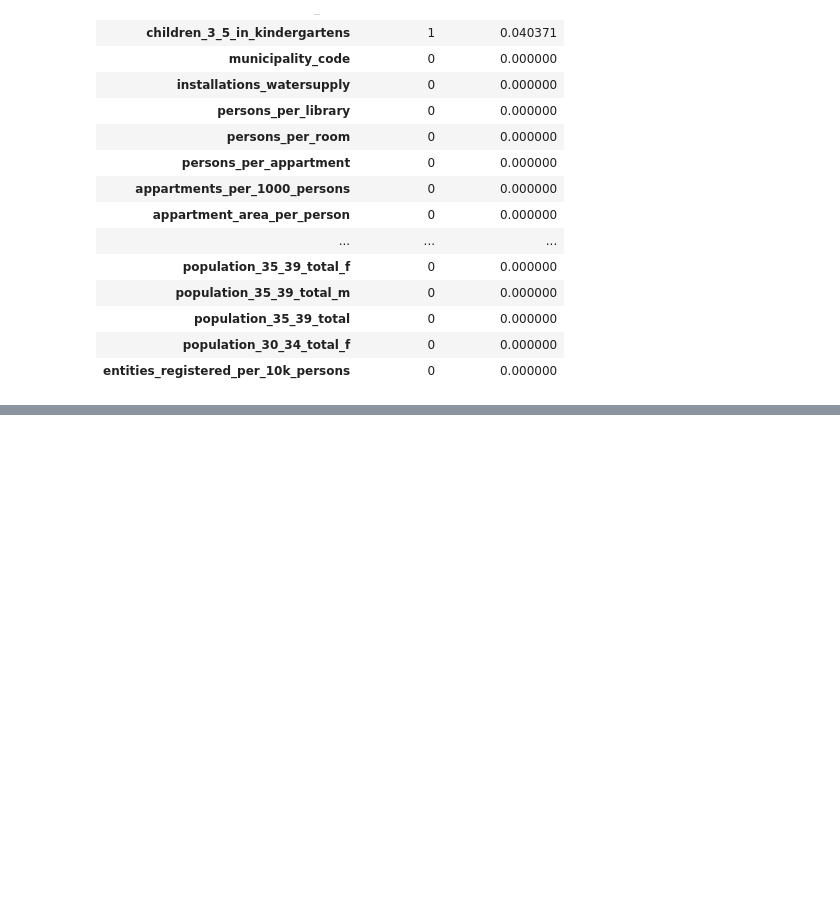
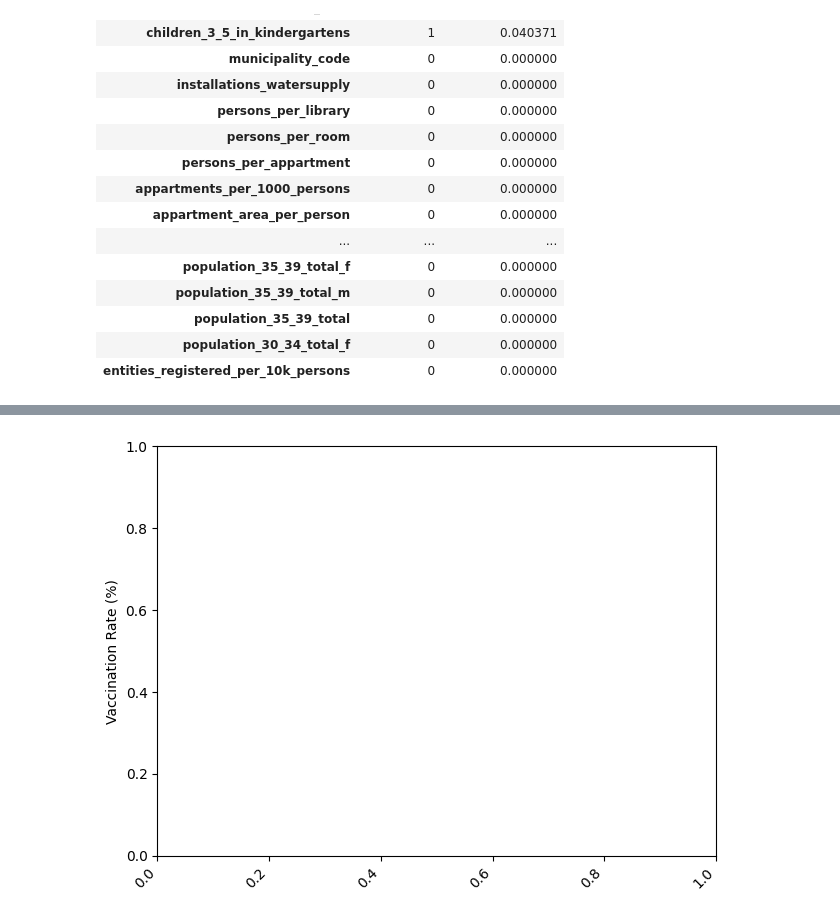
Before and after one commit to Nhan0812/WEC2024, a Jupyter notebook: WEC2024.ipynb, the cells around one changed output, grey strips where cells are left out. Cells and saved outputs as stored; diff of their text form; code cells hidden in the pictures; blank space fills up the shorter version.

```diff
--- a/WEC2024.ipynb
+++ b/WEC2024.ipynb
@@ -202,0 +262,2 @@ plt.show()
+# %%
+data_muni["density"] = data_muni["area_km2"] / data_muni["population_total"]
@@ -202,0 +290,52 @@ plt.show()
+# %%
+import matplotlib.pyplot as plt
+
+# Define age groups
+age_groups = [
+    "0-4",
+    "5-9",
+    "10-14",
+    "15-19",
+    "20-24",
+    "25-29",
+    "30-34",
+    "35-39",
+    "40-44",
+    "45-49",
+    "50-54",
+    "55-59",
+    "60-64",
+    "65-69",
+    "70-74",
+    "80-84",
+]
+
+# Extract vaccination rates and population counts for each age group
+vaccination_rates = [
+    data_muni["percent_vaccinated"].mean(),
+    data_muni["population_0_4_total"].mean(),
+    data_muni["population_5_9_total"].mean(),
+    data_muni["population_10_14_total"].mean(),
+    data_muni["population_15_19_total"].mean(),
+    data_muni["population_20_24_total"].mean(),
+    data_muni["population_25_29_total"].mean(),
+    data_muni["population_30_34_total"].mean(),
+    data_muni["population_35_39_total"].mean(),
+    data_muni["population_40_44_total"].mean(),
+    data_muni["population_45_49_total"].mean(),
+    data_muni["population_50_54_total"].mean(),
+    data_muni["population_55_59_total"].mean(),
+    data_muni["population_60_64_total"].mean(),
+    data_muni["population_65_69_total"].mean(),
+    data_muni["population_70_74_total"].mean(),
+    data_muni["population_80_84_total"].mean(),
+]
+
+# Plot the bar graph
+age_groups = age_groups[1:]
+plt.ylabel("Vaccination Rate (%)")
+plt.xticks(rotation=45, ha="right")
+plt.tight_layout()
+plt.show()
+# %% [output]
+[figure, added]
```
Also changed, not shown: parts of 5 cells of this notebook, 2 other files.
